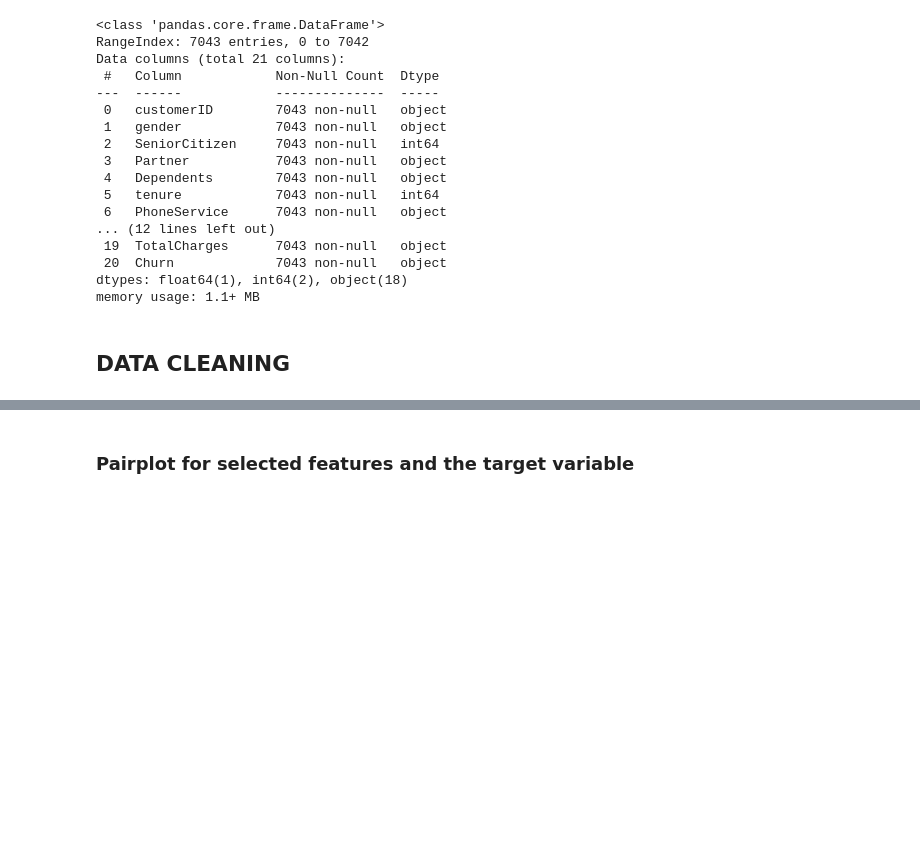
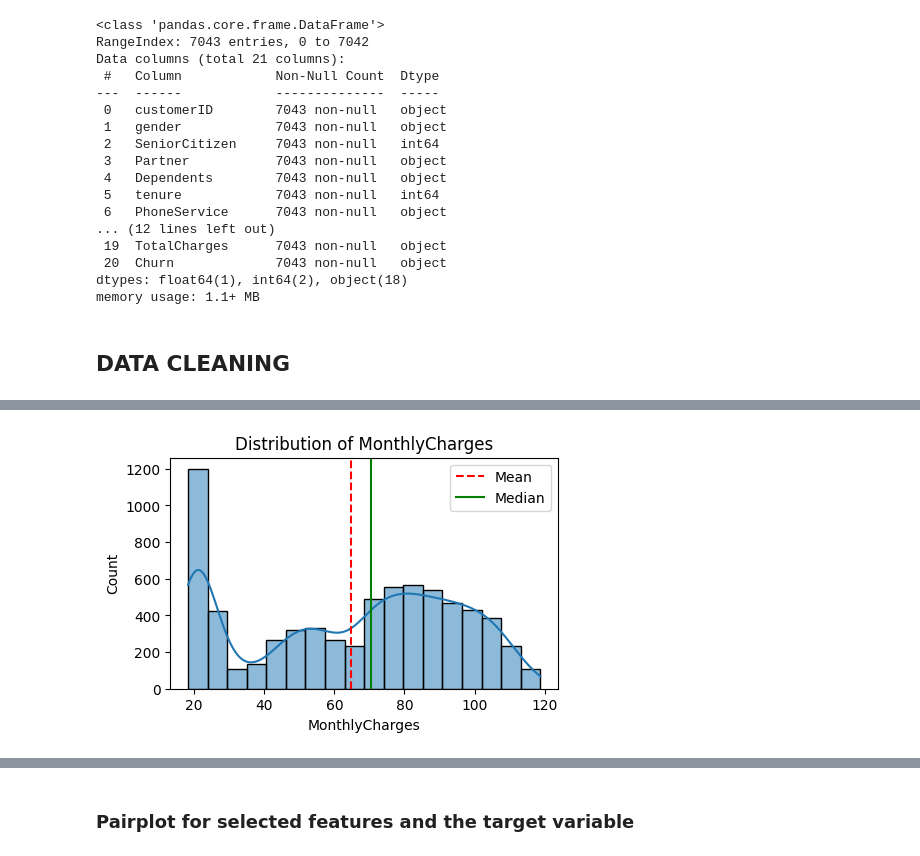
Before and after one commit to bonareri/Machine_Learning_1, a Jupyter notebook: Customer_churn.ipynb, the cells around one changed output, grey strips where cells are left out. Cells and saved outputs as stored; diff of their text form; code cells hidden in the pictures; blank space fills up the shorter version.

```diff
--- a/Customer_churn.ipynb
+++ b/Customer_churn.ipynb
@@ -89,0 +220,4 @@ customer_churn['TotalCharges'].fillna(customer_churn['TotalCharges'].median(), i
+# %%
+plot_histograms(customer_churn, "MonthlyCharges")
+# %% [output]
+[figure, added]
```
Also changed, not shown: parts of 68 cells of this notebook.
